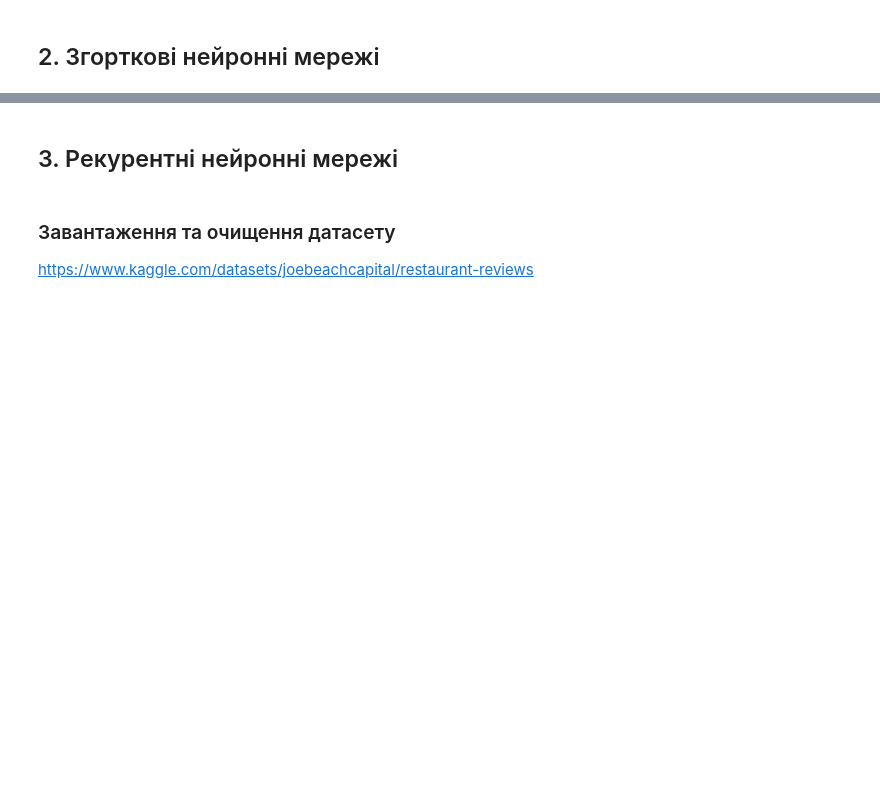
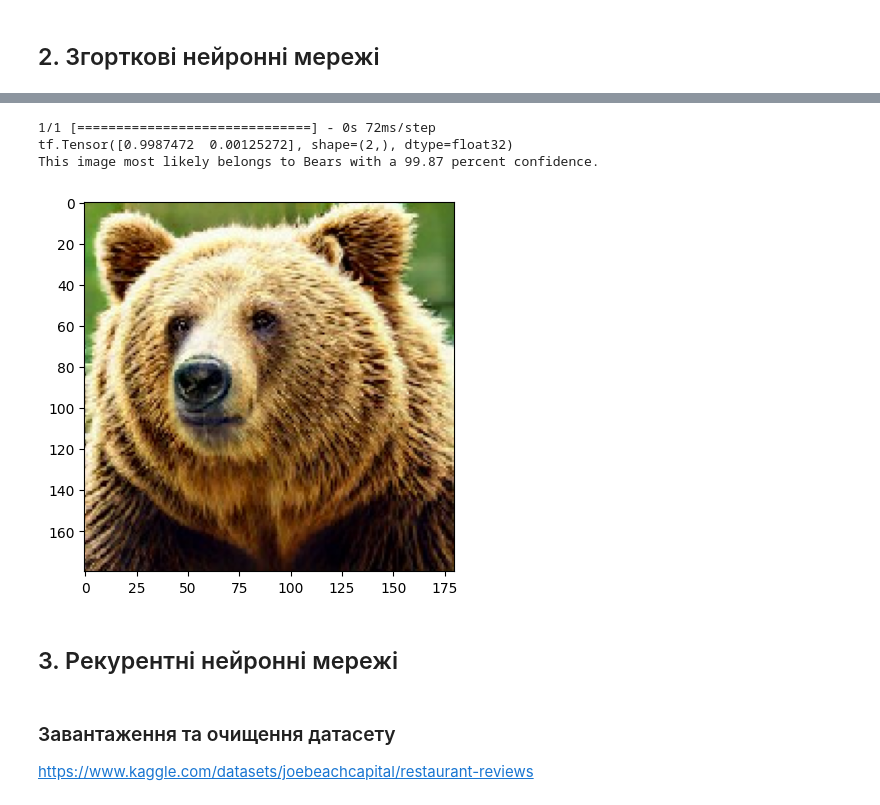
Before and after one commit to AnastasiaZAYU/Data_Analysis_2023, a Jupyter notebook: Lab3_DataAnalysis.ipynb, the cells around one changed output, grey strips where cells are left out. Cells and saved outputs as stored; diff of their text form; code cells hidden in the pictures; blank space fills up the shorter version.

```diff
--- a/Lab3_DataAnalysis.ipynb
+++ b/Lab3_DataAnalysis.ipynb
@@ -265,0 +225,4 @@ Test accuracy: 1.0
+# %%
+AUTOTUNE = tf.data.AUTOTUNE
+train = train.cache().shuffle(1000).prefetch(buffer_size=AUTOTUNE)
+val = val.cache().prefetch(buffer_size=AUTOTUNE)
@@ -265,0 +231,18 @@ Test accuracy: 1.0
+# %%
+model_2 = keras.Sequential([
+  data_augmentation,
+  keras.layers.Rescaling(1./255),
+  keras.layers.Conv2D(64, 3, strides=2, padding='same', activation='relu'),
+  keras.layers.MaxPooling2D(pool_size=(2, 2), padding='same'),
+  keras.layers.BatchNormalization(),
+  keras.layers.Conv2D(128, 3, strides=2, padding='same', activation='tanh'),
+  keras.layers.MaxPooling2D(pool_size=(2, 2), padding='same'),
+  keras.layers.BatchNormalization(),
+  keras.layers.Dropout(0.3),
+  keras.layers.Conv2D(256, 3, strides=2, padding='same', activation='tanh'),
+  keras.layers.MaxPooling2D(pool_size=(2, 2), padding='same'),
+  keras.layers.BatchNormalization(),
+  keras.layers.Flatten(),
+  keras.layers.Dense(256, activation='sigmoid'),
+  keras.layers.Dense(2, name="outputs")
+])
@@ -265,0 +271,6 @@ Test accuracy: 1.0
+# %%
+model_2.compile(optimizer=keras.optimizers.RMSprop(learning_rate=0.001),
+                loss=keras.losses.SparseCategoricalCrossentropy(from_logits=True),
+                metrics=["accuracy"])
+# %%
+model_2.fit(train, validation_data = val, epochs=4)
@@ -266,3 +287,22 @@ Test accuracy: 1.0
+# %%
+image_size = (180, 180)
+image = tf.keras.preprocessing.image.load_img( "/content/test/Bears/296.jpeg", target_size=image_size)
+plt.imshow(image)
+
+input_arr = tf.keras.preprocessing.image.img_to_array(image)
+input_arr = np.array([input_arr])
+
+input_arr = input_arr.astype('float32') / 255.
+
+predictions = model_2.predict(input_arr)
+score = tf.nn.softmax(predictions[0])
+print(score)
+print("This image most likely belongs to {} with a {:.2f} percent confidence.".format(class_names[np.argmax(score)], 100 * np.max(score)))
+# %% [output]
+1/1 [==============================] - 0s 72ms/step
+tf.Tensor([0.9987472  0.00125272], shape=(2,), dtype=float32)
+This image most likely belongs to Bears with a 99.87 percent confidence.
+[figure, added]
 # %% [markdown]
 ## 3. Рекурентні нейронні мережі
 # %% [markdown]
```
Also changed, not shown: parts of 53 cells of this notebook.
